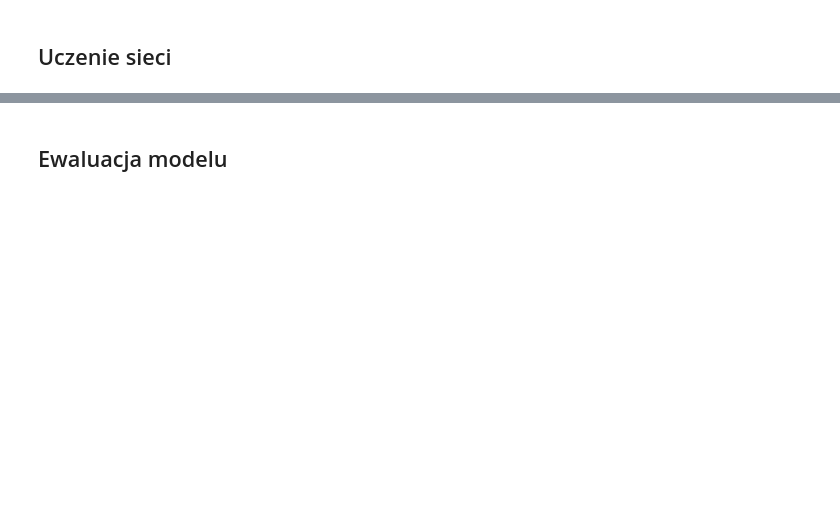
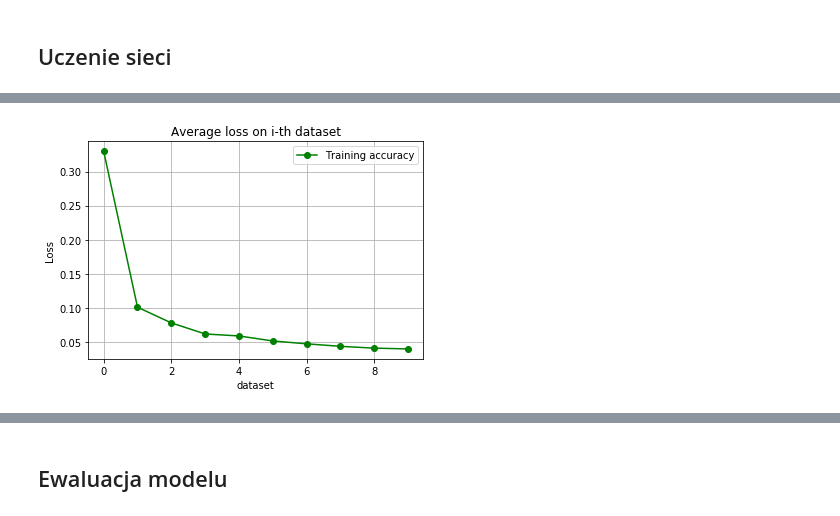
Before and after one commit to wojtasRobert/PSZT-19L, a Jupyter notebook: main-checkpoint.ipynb, the cells around one changed output, grey strips where cells are left out. Drawn from its saved outputs; the diff is of its cells as text; code cells hidden in the pictures; blank space fills up the shorter version.

```diff
--- a/main-checkpoint.ipynb
+++ b/main-checkpoint.ipynb
@@ -227,0 +224,5 @@ print(loss_results)
+# %%
+print('Loss on i-th dataset:')
+datasets = range(0,k)
+for dataset in datasets:
+    print('T', dataset, ':', loss_results[i])
@@ -228,3 +241,12 @@ print(loss_results)
+# %%
+plt.plot(datasets, loss_results, 'go-', label='Training accuracy')
+plt.legend()
+plt.title('Average loss on i-th dataset')
+plt.xlabel('dataset')
+plt.ylabel('Loss')
+plt.grid()
+# %% [output]
+[figure, added]
 # %%
 # powtorzenie uczenia na calym zbiorze
 result = model.fit(cnn_dataset.data, cnn_dataset.target,
```
Also changed, not shown: parts of 14 cells of this notebook.
